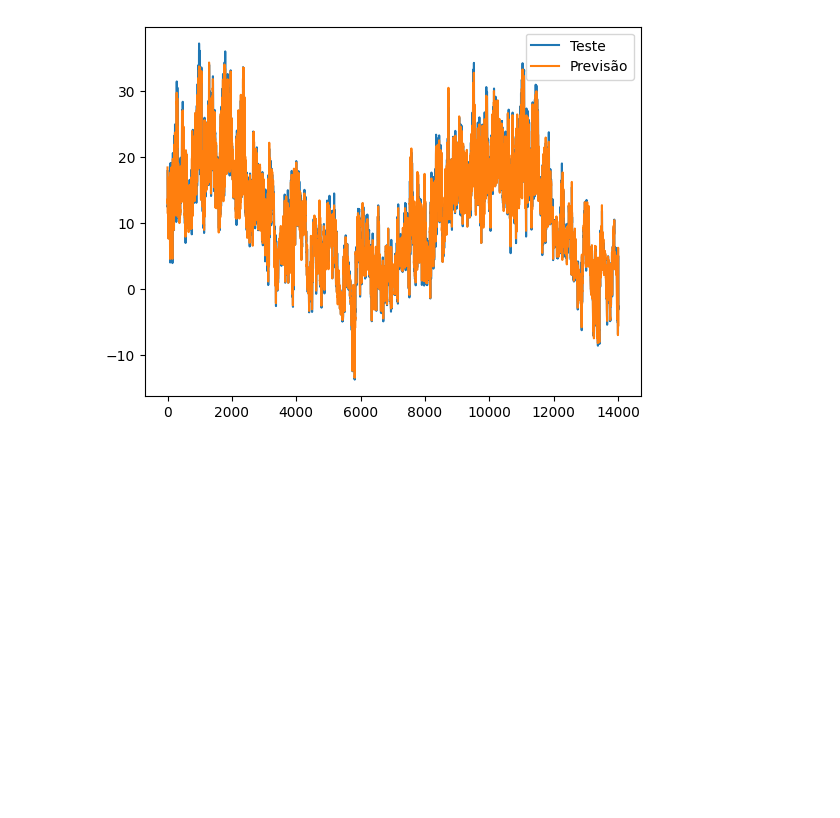
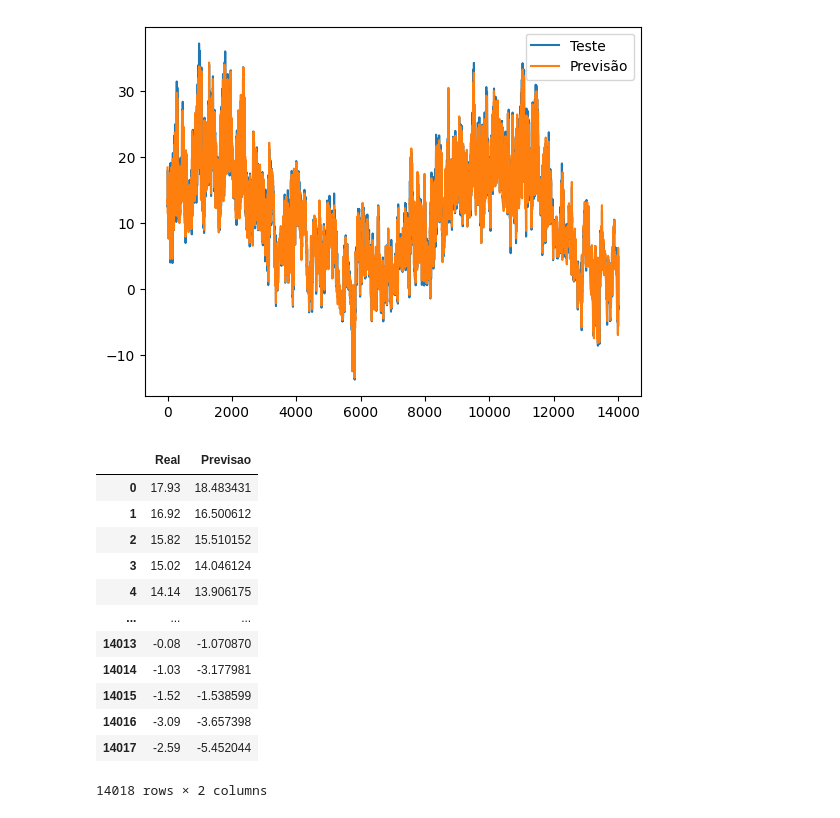
Before and after one commit to gabryelsguedes/previsao-do-tempo, a Jupyter notebook: fiec/analise_comparativa_modelos.ipynb, the cells around one changed output. Cells and saved outputs as stored; diff of their text form; code cells hidden in the pictures; blank space fills up the shorter version.

Commit message:
Geracao de graficos e tabelas com os valores reais e previstos

```diff
--- a/fiec/analise_comparativa_modelos.ipynb
+++ b/fiec/analise_comparativa_modelos.ipynb
@@ -297,3 +297,22 @@ plt.legend(["Teste","Previsão"])
 plt.show()
 # %% [output]
 [figure]
+# %%
+#Tabela para a visualização dos valores reais e os previstos
+resultados = {'Real':Y_test, 'Previsao':Y_predict}
+df_resultado = pd.DataFrame(resultados)
+df_resultado
+# %% [output]
+|  | Real | Previsao |
+| 0 | 17.93 | 18.483431 |
+| 1 | 16.92 | 16.500612 |
+| 2 | 15.82 | 15.510152 |
+| 3 | 15.02 | 14.046124 |
+| 4 | 14.14 | 13.906175 |
+| ... | ... | ... |
+| 14013 | -0.08 | -1.070870 |
+| 14014 | -1.03 | -3.177981 |
+| 14015 | -1.52 | -1.538599 |
+| 14016 | -3.09 | -3.657398 |
+| 14017 | -2.59 | -5.452044 |
+14018 rows × 2 columns
```
Also changed, not shown: parts of 2 cells of this notebook, 2 other files.
